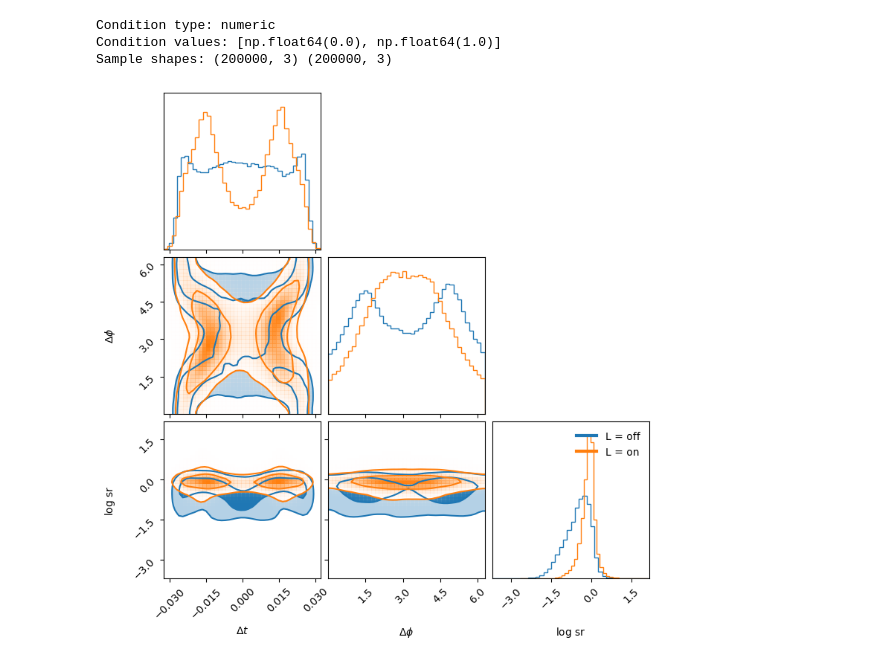
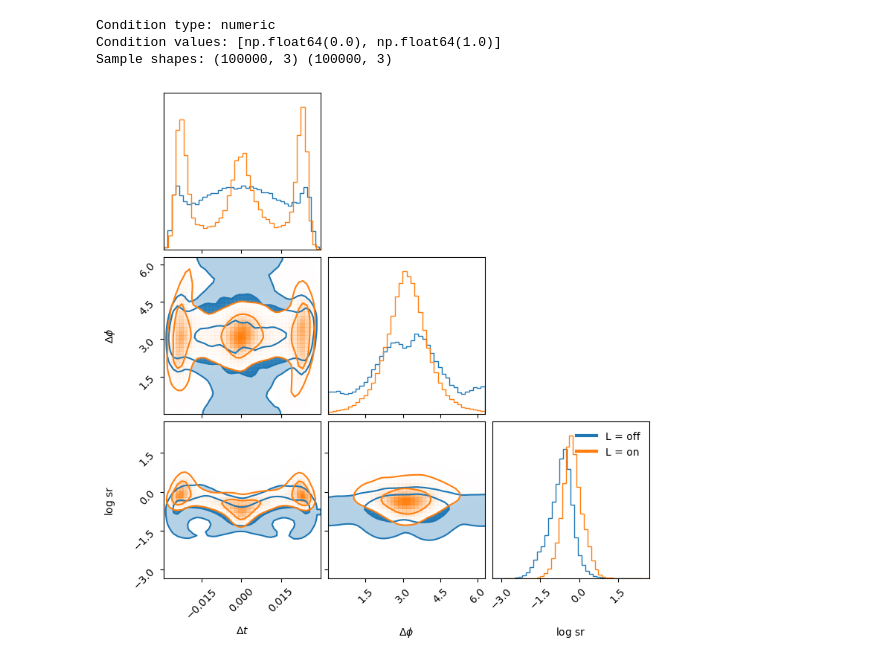
Before and after one commit to icg-gravwaves/Phase_Time_Amplitude, a Jupyter notebook: Normalizing_Flow/Additional_Science/DD_example.ipynb, the cells around one changed output. Cells and saved outputs as stored; diff of their text form; code cells hidden in the pictures.

```diff
--- a/Normalizing_Flow/Additional_Science/DD_example.ipynb
+++ b/Normalizing_Flow/Additional_Science/DD_example.ipynb
@@ -7,8 +7,8 @@ import corner
 
 from ml_stat_universal import MLStatistic
 
-MODEL_H5 = "../../Files/DET_DEP/PHASE_TIME_AMP_H1V1_DD.h5"
-N_SAMPLES = 200000  # increase for smoother contours
+MODEL_H5 = "../../Files/DET_DEP/PHASE_TIME_AMP_L1V1_DD.h5"
+N_SAMPLES = 100000  # increase for smoother contours
 
 # ---------------------------------------------------
 # Load model
@@ -69,32 +69,32 @@ corner.corner(
     plot_datapoints=False,
     fill_contours=True,
     levels=(0.5, 0.9),
     alpha=0.4,
     fig=fig,
 )
 
 # Second condition: c = 1  (orange)
 corner.corner(
     samples1,
     bins=40,
     smooth=0.9,
     color="C1",
     plot_datapoints=False,
     fill_contours=False,
     levels=(0.5, 0.9),
     fig=fig,
 )
 
 # Legend
 handles = [
     plt.Line2D([0], [0], color="C0", lw=3, label="L = off"),
     plt.Line2D([0], [0], color="C1", lw=3, label="L = on"),
 ]
 plt.legend(handles=handles, loc="upper right", frameon=False)
 
 plt.show()
 # %% [output]
 Condition type: numeric
 Condition values: [np.float64(0.0), np.float64(1.0)]
-Sample shapes: (200000, 3) (200000, 3)
+Sample shapes: (100000, 3) (100000, 3)
-[figure, old version]
+[figure, new version]
```
Also changed, not shown: 5 other files.
